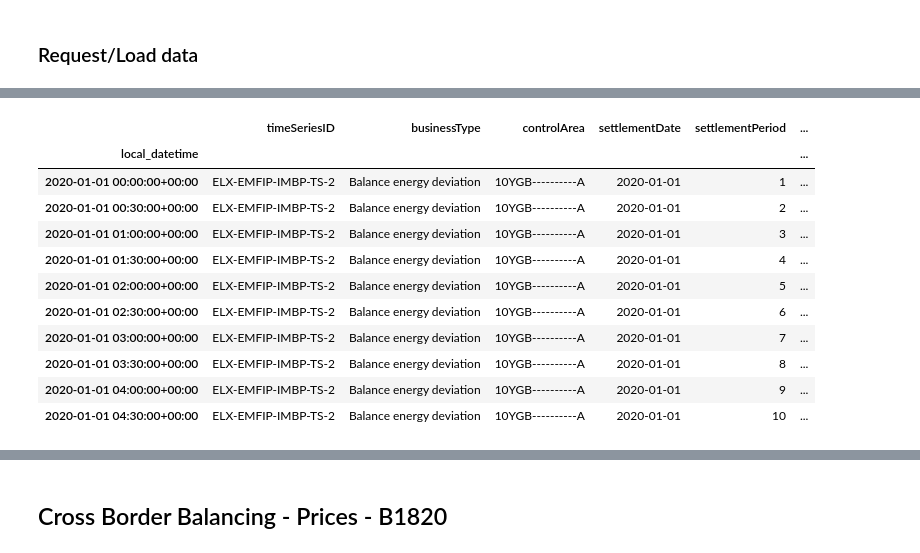
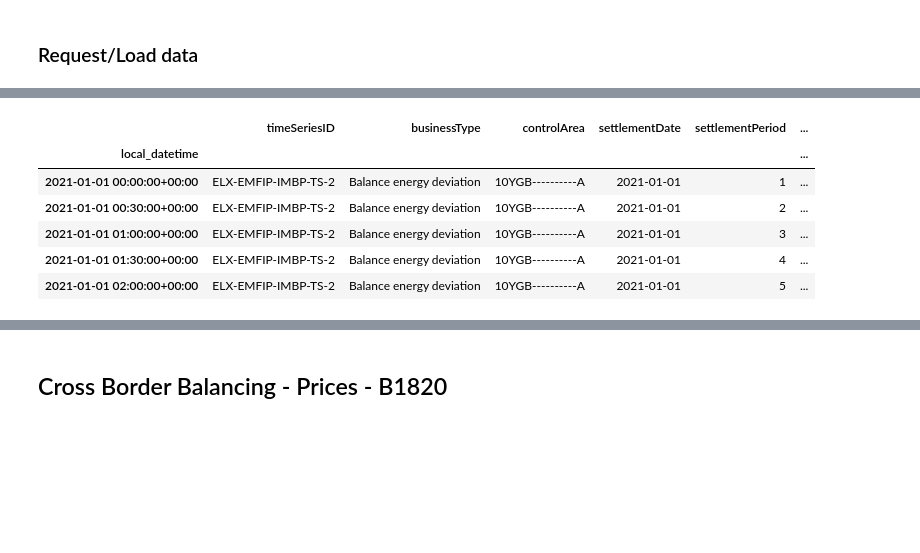
Before and after one commit to Cam-MLPW-MLMI-21-22/elexon-data-portal, a Jupyter notebook: elexon.ipynb, the cells around one changed output, grey strips where cells are left out. Saved outputs shown, nothing was run; the diff lists cells and outputs as text; code cells hidden in the pictures; blank space fills up the shorter version.

```diff
--- a/elexon.ipynb
+++ b/elexon.ipynb
@@ -1173,8 +1283,8 @@ Extracting [Imbalance Prices](https://www.bmreports.com/bmrs/?q=balancing/imbala
 # %% [markdown]
 ### Set date range
 # %%
-start_date = '2020-01-01 00:00'
-end_date = '2021-01-01 00:00'
+start_date = '2021-01-01 00:00'
+end_date = '2022-01-01 00:00'
 
 start_date_str = start_date[:10].replace('-','')
 end_date_str = end_date[:10].replace('-','')
@@ -1211,17 +1321,12 @@ def process_imbalance_prices(df):
 # %%
 df_B1770 = process_imbalance_prices(df_B1770)
 # %%
-df_B1770.head(10)
+df_B1770.head()
 # %% [output]
 |  | timeSeriesID | businessType | controlArea | settlementDate | settlementPeriod | ... |
 | local_datetime |  |  |  |  |  | ... |
-| 2020-01-01 00:00:00+00:00 | ELX-EMFIP-IMBP-TS-2 | Balance energy deviation | 10YGB----------A | 2020-01-01 | 1 | ... |
-| 2020-01-01 00:30:00+00:00 | ELX-EMFIP-IMBP-TS-2 | Balance energy deviation | 10YGB----------A | 2020-01-01 | 2 | ... |
-| 2020-01-01 01:00:00+00:00 | ELX-EMFIP-IMBP-TS-2 | Balance energy deviation | 10YGB----------A | 2020-01-01 | 3 | ... |
-| 2020-01-01 01:30:00+00:00 | ELX-EMFIP-IMBP-TS-2 | Balance energy deviation | 10YGB----------A | 2020-01-01 | 4 | ... |
-| 2020-01-01 02:00:00+00:00 | ELX-EMFIP-IMBP-TS-2 | Balance energy deviation | 10YGB----------A | 2020-01-01 | 5 | ... |
-| 2020-01-01 02:30:00+00:00 | ELX-EMFIP-IMBP-TS-2 | Balance energy deviation | 10YGB----------A | 2020-01-01 | 6 | ... |
-| 2020-01-01 03:00:00+00:00 | ELX-EMFIP-IMBP-TS-2 | Balance energy deviation | 10YGB----------A | 2020-01-01 | 7 | ... |
-| 2020-01-01 03:30:00+00:00 | ELX-EMFIP-IMBP-TS-2 | Balance energy deviation | 10YGB----------A | 2020-01-01 | 8 | ... |
-| 2020-01-01 04:00:00+00:00 | ELX-EMFIP-IMBP-TS-2 | Balance energy deviation | 10YGB----------A | 2020-01-01 | 9 | ... |
-| 2020-01-01 04:30:00+00:00 | ELX-EMFIP-IMBP-TS-2 | Balance energy deviation | 10YGB----------A | 2020-01-01 | 10 | ... |
+| 2021-01-01 00:00:00+00:00 | ELX-EMFIP-IMBP-TS-2 | Balance energy deviation | 10YGB----------A | 2021-01-01 | 1 | ... |
+| 2021-01-01 00:30:00+00:00 | ELX-EMFIP-IMBP-TS-2 | Balance energy deviation | 10YGB----------A | 2021-01-01 | 2 | ... |
+| 2021-01-01 01:00:00+00:00 | ELX-EMFIP-IMBP-TS-2 | Balance energy deviation | 10YGB----------A | 2021-01-01 | 3 | ... |
+| 2021-01-01 01:30:00+00:00 | ELX-EMFIP-IMBP-TS-2 | Balance energy deviation | 10YGB----------A | 2021-01-01 | 4 | ... |
+| 2021-01-01 02:00:00+00:00 | ELX-EMFIP-IMBP-TS-2 | Balance energy deviation | 10YGB----------A | 2021-01-01 | 5 | ... |
```
Also changed, not shown: parts of 37 cells of this notebook.
